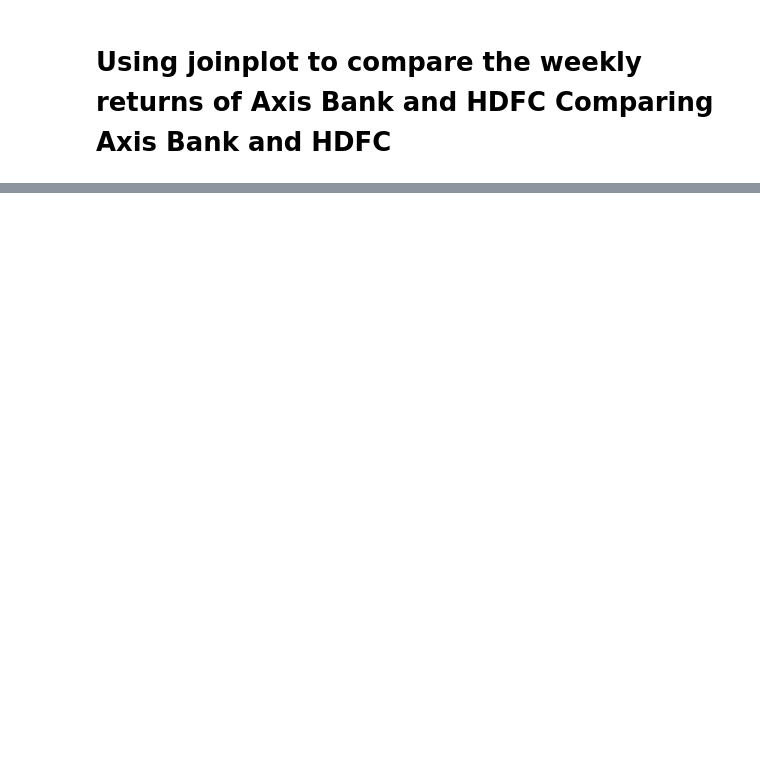
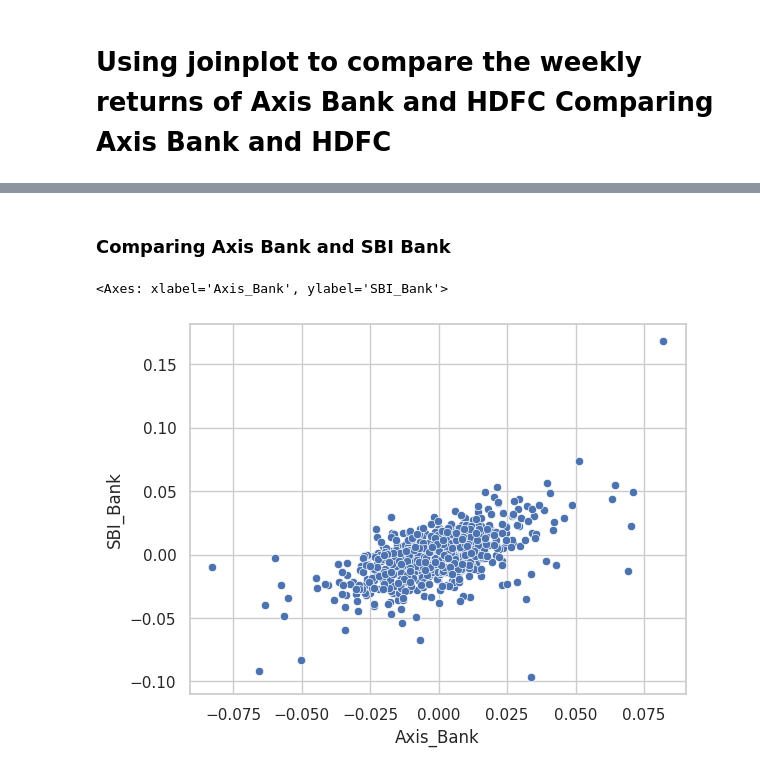
Before and after one commit to Ariyamandebnath/Stock-ipy, a Jupyter notebook: analysis/EDA.ipynb, the cells around one changed output, grey strips where cells are left out. Cells and saved outputs as stored; diff of their text form; code cells hidden in the pictures; blank space fills up the shorter version.

```diff
--- a/analysis/EDA.ipynb
+++ b/analysis/EDA.ipynb
@@ -663,0 +650,4 @@ AttributeError: 'DataFrame' object has no attribute 'concat'
+# %%
+closing_df.columns.values[0] = "Axis_Bank"
+closing_df.columns.values[1] = "HDFC_Bank"
+closing_df.columns.values[2] = "SBI_Bank"
@@ -663,0 +673,2 @@ AttributeError: 'DataFrame' object has no attribute 'concat'
+# %%
+bank_rets= closing_df.pct_change()
@@ -673,0 +703,11 @@ NameError: name 'bank_rets' is not defined
+# %% [markdown]
+### Comparing Axis Bank and SBI Bank
+# %%
+sns.set(style='whitegrid')
+
+sns.scatterplot(x="Axis_Bank",
+                    y="SBI_Bank",
+                    data=bank_rets)
+# %% [output]
+<Axes: xlabel='Axis_Bank', ylabel='SBI_Bank'>
+[figure, added]
```
Also changed, not shown: parts of 25 cells of this notebook.
